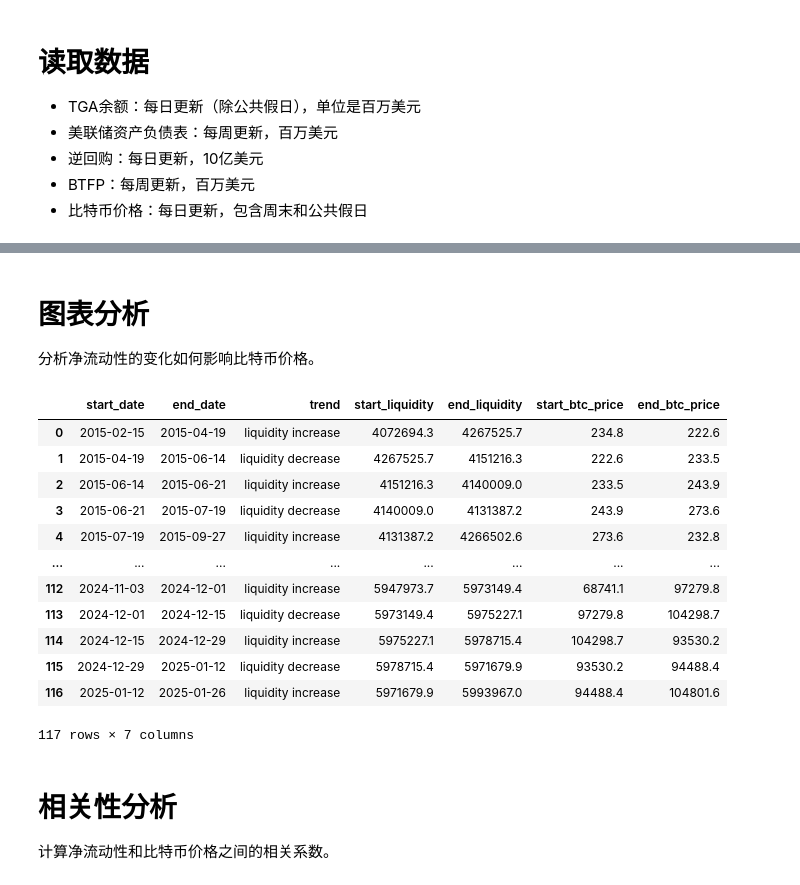
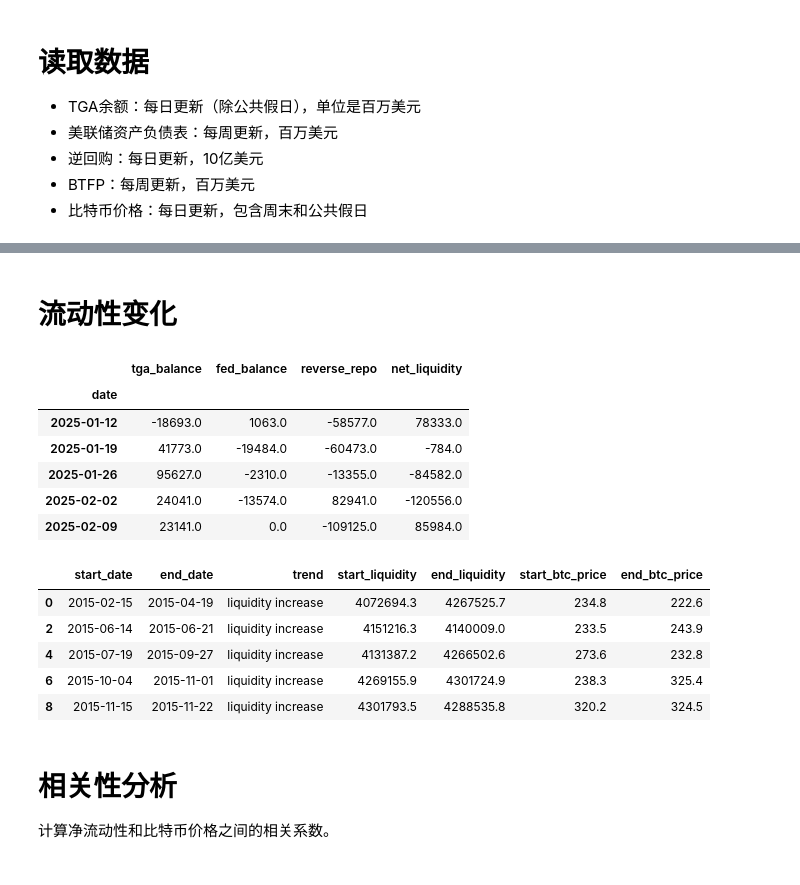
Before and after one commit to scofieldchen/quant-research, a Jupyter notebook: notebooks/liquidity.ipynb, the cells around one changed output, grey strips where cells are left out. Cells and saved outputs as stored; diff of their text form; code cells hidden in the pictures.

```diff
--- a/notebooks/liquidity.ipynb
+++ b/notebooks/liquidity.ipynb
@@ -138,4 +138,16 @@ df.round(1)
-# %% [markdown]
-# 图表分析
-
-分析净流动性的变化如何影响比特币价格。
+# %% [markdown]
+# 流动性变化
+# %%
+# 计算最近52周的流动性变化
+weekly_liquidity_change = (
+    df[["tga_balance", "fed_balance", "reverse_repo", "net_liquidity"]].diff().tail(52)
+)
+weekly_liquidity_change.tail()
+# %% [output]
+|  | tga_balance | fed_balance | reverse_repo | net_liquidity |
+| date |  |  |  |  |
+| 2025-01-12 | -18693.0 | 1063.0 | -58577.0 | 78333.0 |
+| 2025-01-19 | 41773.0 | -19484.0 | -60473.0 | -784.0 |
+| 2025-01-26 | 95627.0 | -2310.0 | -13355.0 | -84582.0 |
+| 2025-02-02 | 24041.0 | -13574.0 | 82941.0 | -120556.0 |
+| 2025-02-09 | 23141.0 | 0.0 | -109125.0 | 85984.0 |
@@ -196,20 +296,14 @@ def detect_liquidity_change(data: pd.DataFrame) -> pd.DataFrame:
     return pd.DataFrame(periods)
 # %%
 # 找出流动性连续上升或下降的时间段
-liquidity = df[["smooth_net_liquidity", "btcusd"]].copy()
+liquidity = df.loc[:, ["smooth_net_liquidity", "btcusd"]]
 liquidity_change = detect_liquidity_change(liquidity)
-liquidity_change.round(1)
+liquidity_increase = liquidity_change.query('trend == "liquidity increase"')
+liquidity_increase.head().round(1)
 # %% [output]
 |  | start_date | end_date | trend | start_liquidity | end_liquidity | start_btc_price | end_btc_price |
 | 0 | 2015-02-15 | 2015-04-19 | liquidity increase | 4072694.3 | 4267525.7 | 234.8 | 222.6 |
-| 1 | 2015-04-19 | 2015-06-14 | liquidity decrease | 4267525.7 | 4151216.3 | 222.6 | 233.5 |
 | 2 | 2015-06-14 | 2015-06-21 | liquidity increase | 4151216.3 | 4140009.0 | 233.5 | 243.9 |
-| 3 | 2015-06-21 | 2015-07-19 | liquidity decrease | 4140009.0 | 4131387.2 | 243.9 | 273.6 |
 | 4 | 2015-07-19 | 2015-09-27 | liquidity increase | 4131387.2 | 4266502.6 | 273.6 | 232.8 |
-| ... | ... | ... | ... | ... | ... | ... | ... |
-| 112 | 2024-11-03 | 2024-12-01 | liquidity increase | 5947973.7 | 5973149.4 | 68741.1 | 97279.8 |
-| 113 | 2024-12-01 | 2024-12-15 | liquidity decrease | 5973149.4 | 5975227.1 | 97279.8 | 104298.7 |
-| 114 | 2024-12-15 | 2024-12-29 | liquidity increase | 5975227.1 | 5978715.4 | 104298.7 | 93530.2 |
-| 115 | 2024-12-29 | 2025-01-12 | liquidity decrease | 5978715.4 | 5971679.9 | 93530.2 | 94488.4 |
-| 116 | 2025-01-12 | 2025-01-26 | liquidity increase | 5971679.9 | 5993967.0 | 94488.4 | 104801.6 |
+| 6 | 2015-10-04 | 2015-11-01 | liquidity increase | 4269155.9 | 4301724.9 | 238.3 | 325.4 |
+| 8 | 2015-11-15 | 2015-11-22 | liquidity increase | 4301793.5 | 4288535.8 | 320.2 | 324.5 |
-117 rows × 7 columns
```
Also changed, not shown: parts of 11 cells of this notebook.
